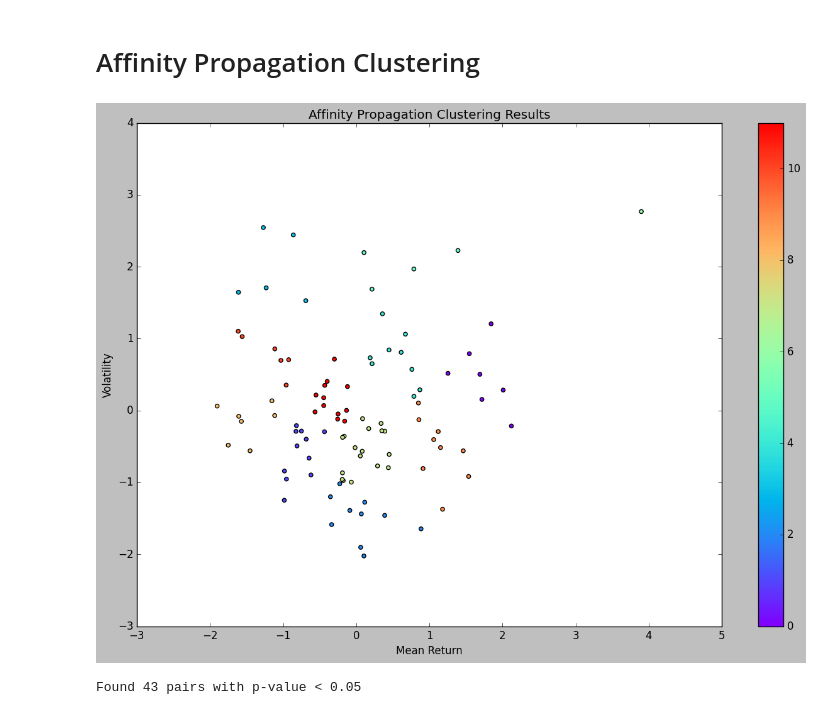
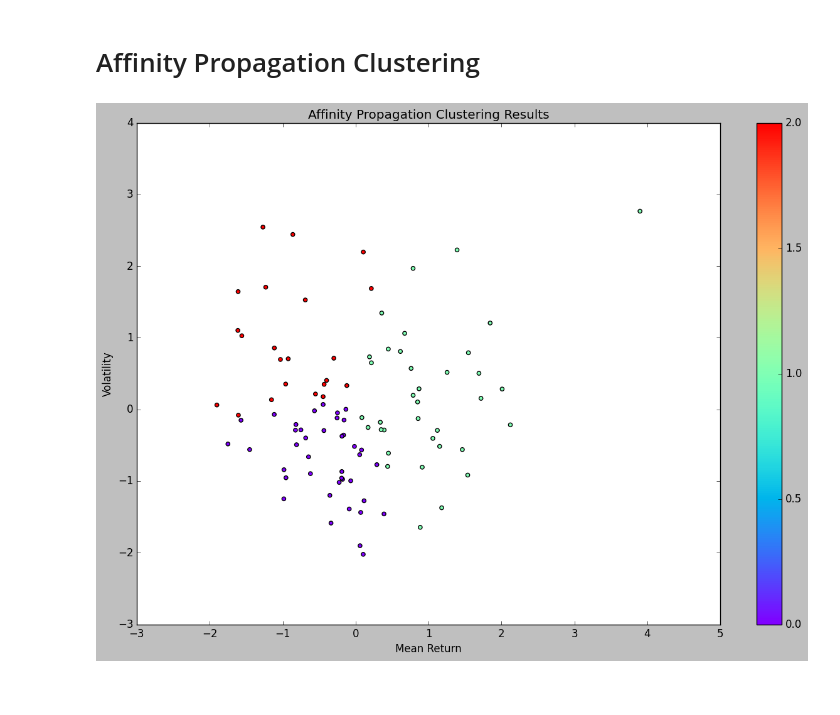
Before and after one commit to mxmueller/optimizing-pairs-trading, a Jupyter notebook: notebooks/strategies/03_apcluster_bollinger_evo.ipynb, the cells around one changed output. Saved outputs shown, nothing was run; the diff lists cells and outputs as text; code cells hidden in the pictures.

```diff
--- a/notebooks/strategies/03_apcluster_bollinger_evo.ipynb
+++ b/notebooks/strategies/03_apcluster_bollinger_evo.ipynb
@@ -69,6 +69,8 @@ window = 50
 hr_window = 25
 hr_recalc = 3
 
+preference = None
+
 base_input_path = "../../data/raw/"
 input_filename = "ftse_daily.parquet"
 base_output_path = "../../data/results/"
@@ -184,20 +186,23 @@ max    3.899964e+00  2.766195e+00
 # %% [markdown]
 # Affinity Propagation Clustering
 # %%
-ap = AffinityPropagation()
+if preference is None:
+    ap = AffinityPropagation()
+else:
+    ap = AffinityPropagation(preference=preference)
 ap.fit(X)
 labels1 = ap.predict(X)
 
 fig = plt.figure(figsize=(15,10))
 ax = fig.add_subplot(111)
 scatter = ax.scatter(X.iloc[:,0], X.iloc[:,1], c=labels1, cmap='rainbow')
 ax.set_title('Affinity Propagation Clustering Results')
 ax.set_xlabel('Mean Return')
 ax.set_ylabel('Volatility')
 plt.colorbar(scatter)
 plt.show()
 # %% [output]
-[figure, old version]
+[figure, new version]
 # %%
 def get_top_pairs(X, ap, price_matrix, min_pairs=min_pairs, p_threshold=p_threshold):
     scores = []
@@ -283,4 +293,0 @@ def get_top_pairs(X, ap, price_matrix, min_pairs=min_pairs, p_threshold=p_thresh
-# %%
-top_pairs, scores_df = get_top_pairs(X, ap, price_matrix, min_pairs=20)
-# %% [output]
-Found 43 pairs with p-value < 0.05
```
Also changed, not shown: parts of 8 cells of this notebook, 11 other files.
